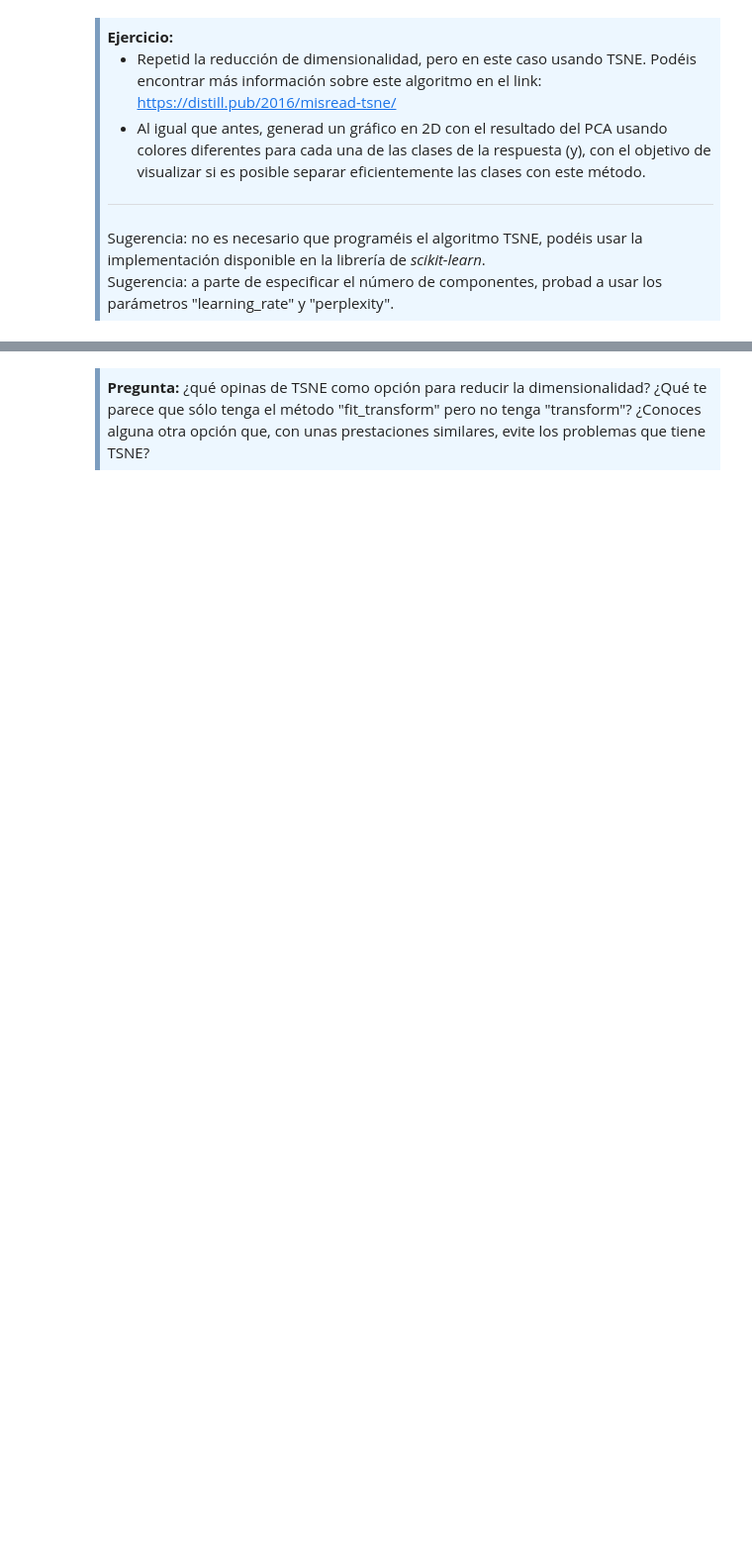
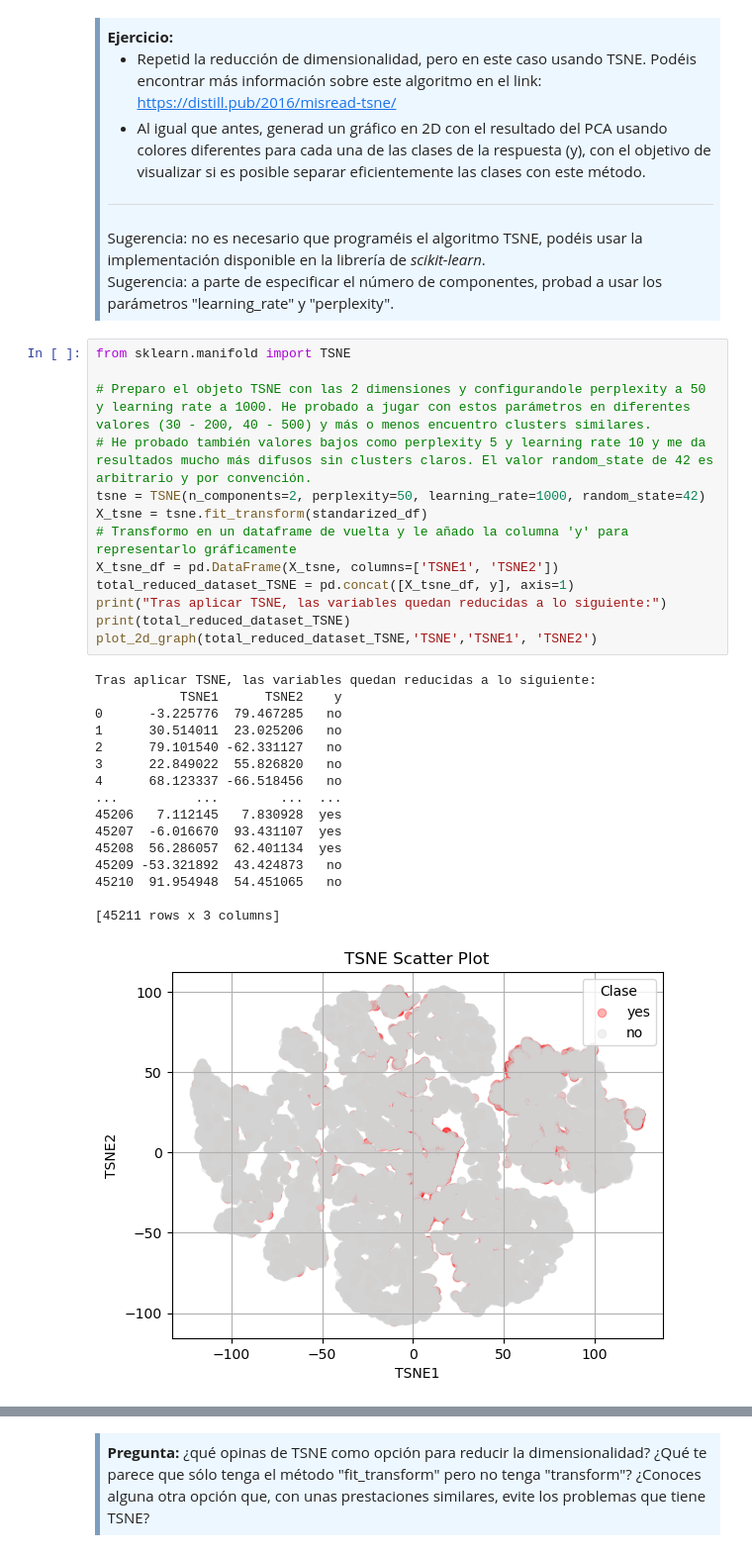
Before and after one commit to aloarte/aa_solutions, a Jupyter notebook: PEC1/M2.891_20241_PEC1-Enunciado-1.ipynb, the cells around one changed output, grey strips where cells are left out. Shown at 99% size. Drawn from its saved outputs; the diff is of its cells as text; blank space fills up the shorter version.

```diff
--- a/PEC1/M2.891_20241_PEC1-Enunciado-1.ipynb
+++ b/PEC1/M2.891_20241_PEC1-Enunciado-1.ipynb
@@ -485,4 +534,34 @@ Sugerencia: no es necesario que programéis el algoritmo de PCA, podéis usar la
 Sugerencia: no es necesario que programéis el algoritmo TSNE, podéis usar la implementación disponible en la librería de <i>scikit-learn</i>.<br>
 Sugerencia: a parte de especificar el número de componentes, probad a usar los parámetros "learning_rate" y "perplexity".<br>
 </div>
+# %%
+from sklearn.manifold import TSNE
+
+# Preparo el objeto TSNE con las 2 dimensiones y configurandole perplexity a 50 y learning rate a 1000. He probado a jugar con estos parámetros en diferentes valores (30 - 200, 40 - 500) y más o menos encuentro clusters similares.
+# He probado también valores bajos como perplexity 5 y learning rate 10 y me da resultados mucho más difusos sin clusters claros. El valor random_state de 42 es arbitrario y por convención.
+tsne = TSNE(n_components=2, perplexity=50, learning_rate=1000, random_state=42)
+X_tsne = tsne.fit_transform(standarized_df)
+# Transformo en un dataframe de vuelta y le añado la columna 'y' para representarlo gráficamente
+X_tsne_df = pd.DataFrame(X_tsne, columns=['TSNE1', 'TSNE2'])
+total_reduced_dataset_TSNE = pd.concat([X_tsne_df, y], axis=1)
+print("Tras aplicar TSNE, las variables quedan reducidas a lo siguiente:")
+print(total_reduced_dataset_TSNE)
+plot_2d_graph(total_reduced_dataset_TSNE,'TSNE','TSNE1', 'TSNE2')
+# %% [output]
+Tras aplicar TSNE, las variables quedan reducidas a lo siguiente:
+           TSNE1      TSNE2    y
+0      -3.225776  79.467285   no
+1      30.514011  23.025206   no
+2      79.101540 -62.331127   no
+3      22.849022  55.826820   no
+4      68.123337 -66.518456   no
+...          ...        ...  ...
+45206   7.112145   7.830928  yes
+45207  -6.016670  93.431107  yes
+45208  56.286057  62.401134  yes
+45209 -53.321892  43.424873   no
+45210  91.954948  54.451065   no
+
+[45211 rows x 3 columns]
+[figure, added]
 # %% [markdown]
```
Also changed, not shown: parts of 6 cells of this notebook.
